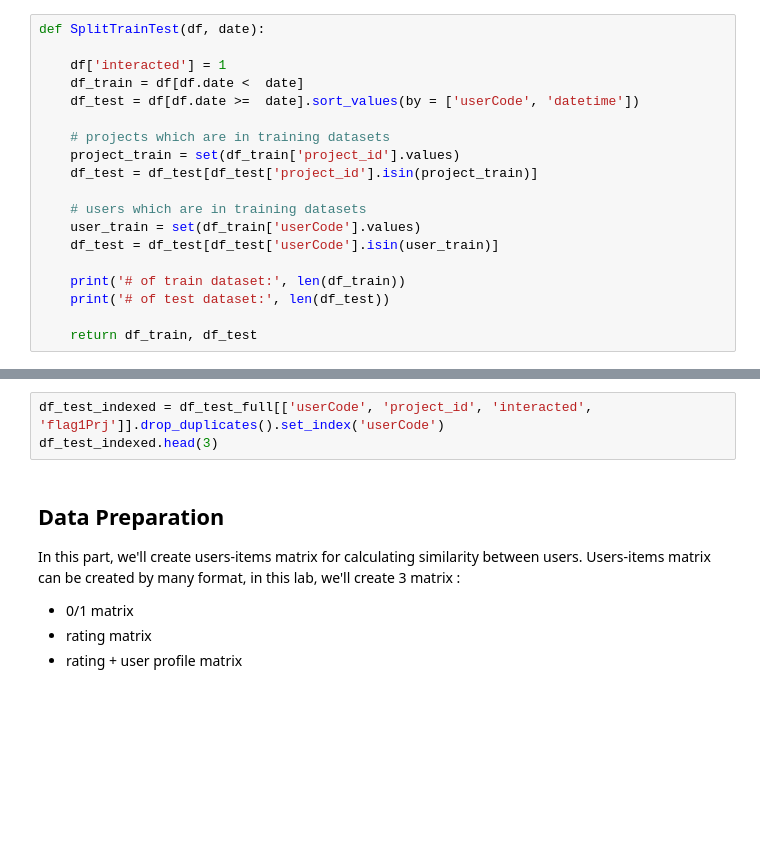
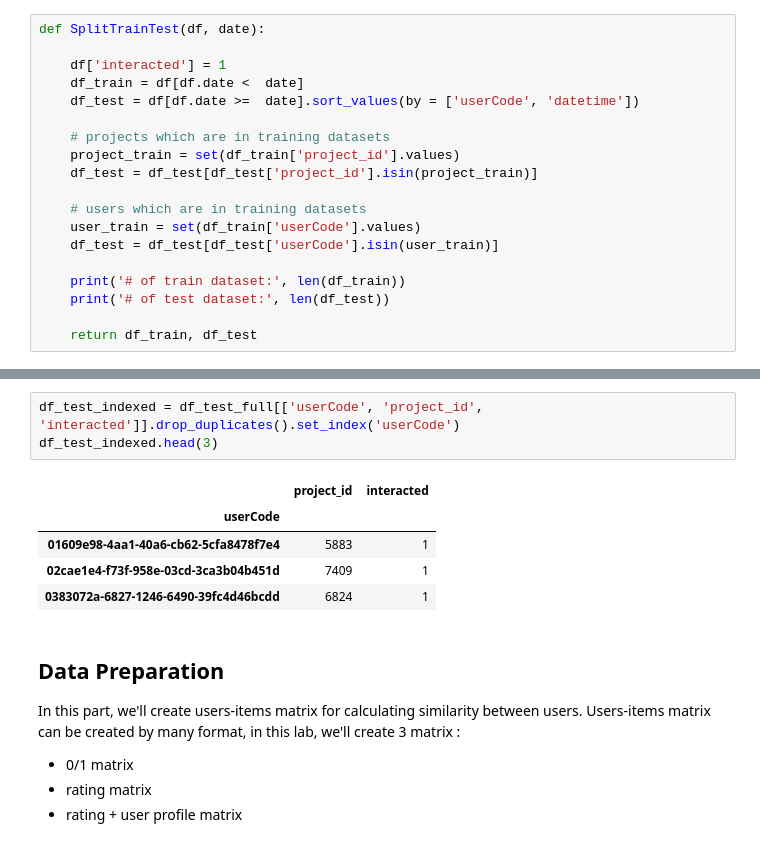
Before and after one commit to PanthonImem/KNN-Recommedation, a Jupyter notebook: Lab for knn.ipynb, the cells around one changed output, grey strips where cells are left out. Drawn from its saved outputs; the diff is of its cells as text; blank space fills up the shorter version.

```diff
--- a/Lab for knn.ipynb
+++ b/Lab for knn.ipynb
@@ -74,6 +122,12 @@ df_train, df_test_full = SplitTrainTest(df_filter, date = date_)
 # %%
-df_test_indexed = df_test_full[['userCode', 'project_id', 'interacted', 'flag1Prj']].drop_duplicates().set_index('userCode')
+df_test_indexed = df_test_full[['userCode', 'project_id', 'interacted']].drop_duplicates().set_index('userCode')
 df_test_indexed.head(3)
+# %% [output]
+|  | project_id | interacted |
+| userCode |  |  |
+| 01609e98-4aa1-40a6-cb62-5cfa8478f7e4 | 5883 | 1 |
+| 02cae1e4-f73f-958e-03cd-3ca3b04b451d | 7409 | 1 |
+| 0383072a-6827-1246-6490-39fc4d46bcdd | 6824 | 1 |
 # %% [markdown]
 ## Data Preparation
 In this part, we'll create users-items matrix for calculating similarity between users. Users-items matrix can be created by many format, in this lab, we'll create 3 matrix :
```
Also changed, not shown: parts of 77 cells of this notebook.
